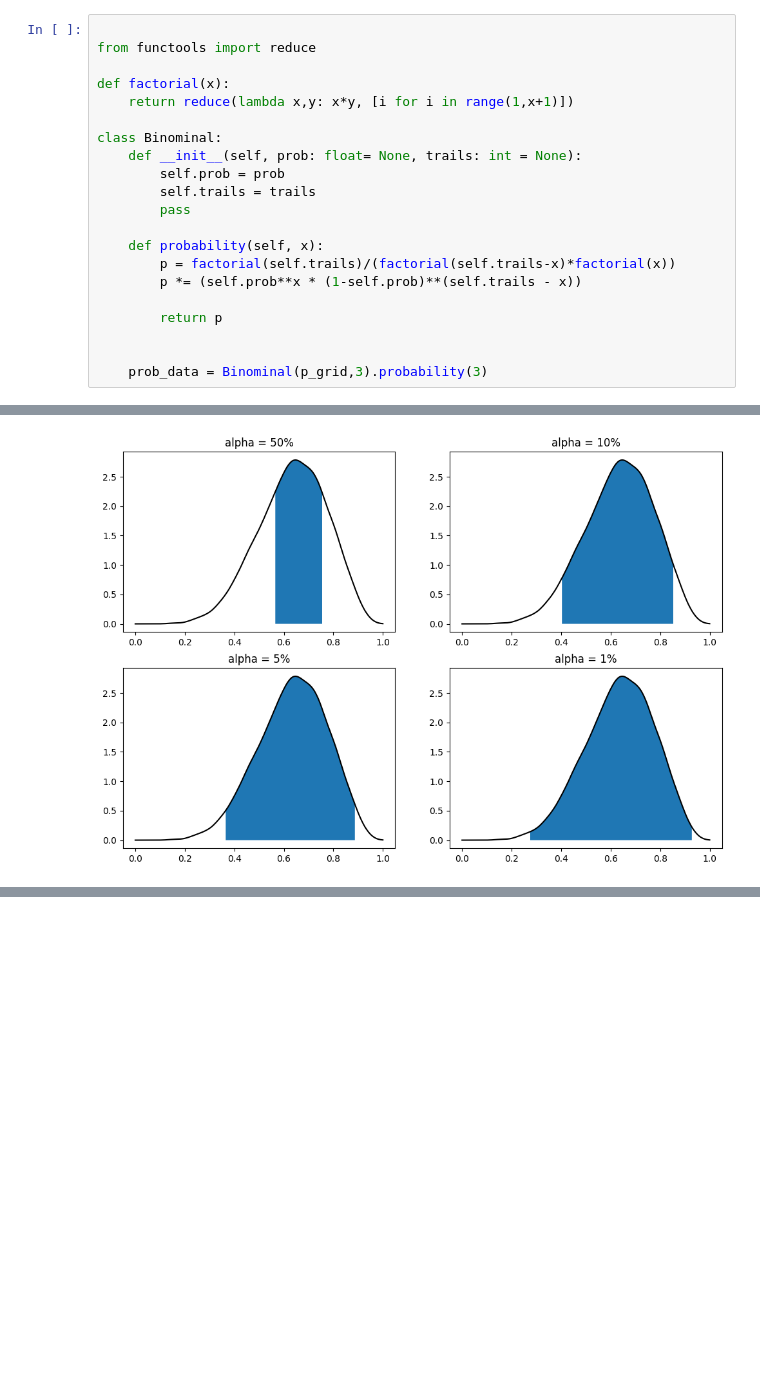
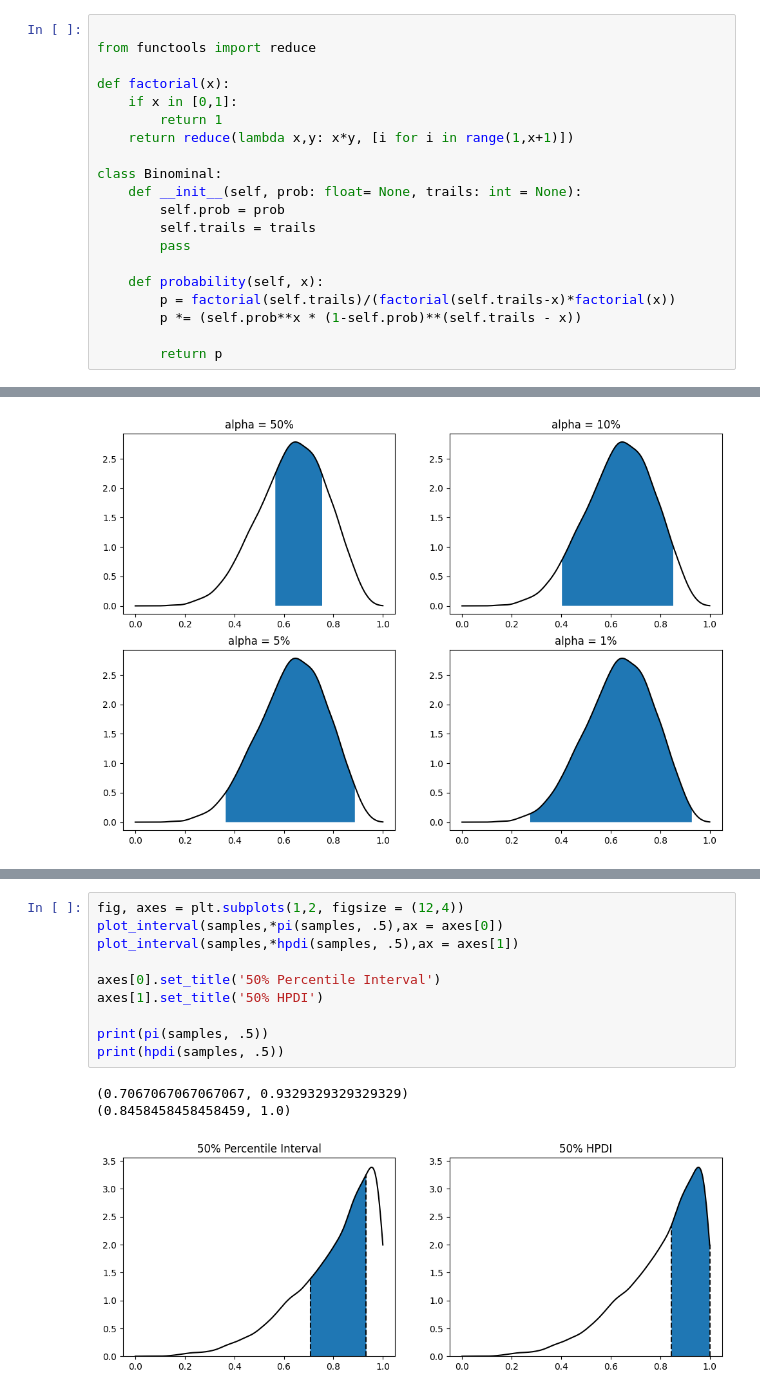
Before and after one commit to AllenLeong/studying-statistical-rethinging-in-python, a Jupyter notebook: notebooks/chapter-3-sampling-the-imaginary.ipynb, the cells around one changed output, grey strips where cells are left out. Drawn from its saved outputs; the diff is of its cells as text; blank space fills up the shorter version.

```diff
--- a/notebooks/chapter-3-sampling-the-imaginary.ipynb
+++ b/notebooks/chapter-3-sampling-the-imaginary.ipynb
@@ -59,6 +59,8 @@ Before beginning to work with samples, we need to generate them. Here’s a remi
 from functools import reduce
 
 def factorial(x):
+    if x in [0,1]:
+        return 1
     return reduce(lambda x,y: x*y, [i for i in range(1,x+1)])
 
 class Binominal:
@@ -72,6 +74,3 @@ class Binominal:
         p *= (self.prob**x * (1-self.prob)**(self.trails - x))
 
         return p
-
-
-    prob_data = Binominal(p_grid,3).probability(3)
@@ -255,0 +248,14 @@ TypeError: reduce() of empty sequence with no initial value
+# %%
+fig, axes = plt.subplots(1,2, figsize = (12,4))
+plot_interval(samples,*pi(samples, .5),ax = axes[0])
+plot_interval(samples,*hpdi(samples, .5),ax = axes[1])
+
+axes[0].set_title('50% Percentile Interval')
+axes[1].set_title('50% HPDI')
+
+print(pi(samples, .5))
+print(hpdi(samples, .5))
+# %% [output]
+(0.7067067067067067, 0.9329329329329329)
+(0.8458458458458459, 1.0)
+[figure, added]
```
Also changed, not shown: parts of 7 cells of this notebook.
